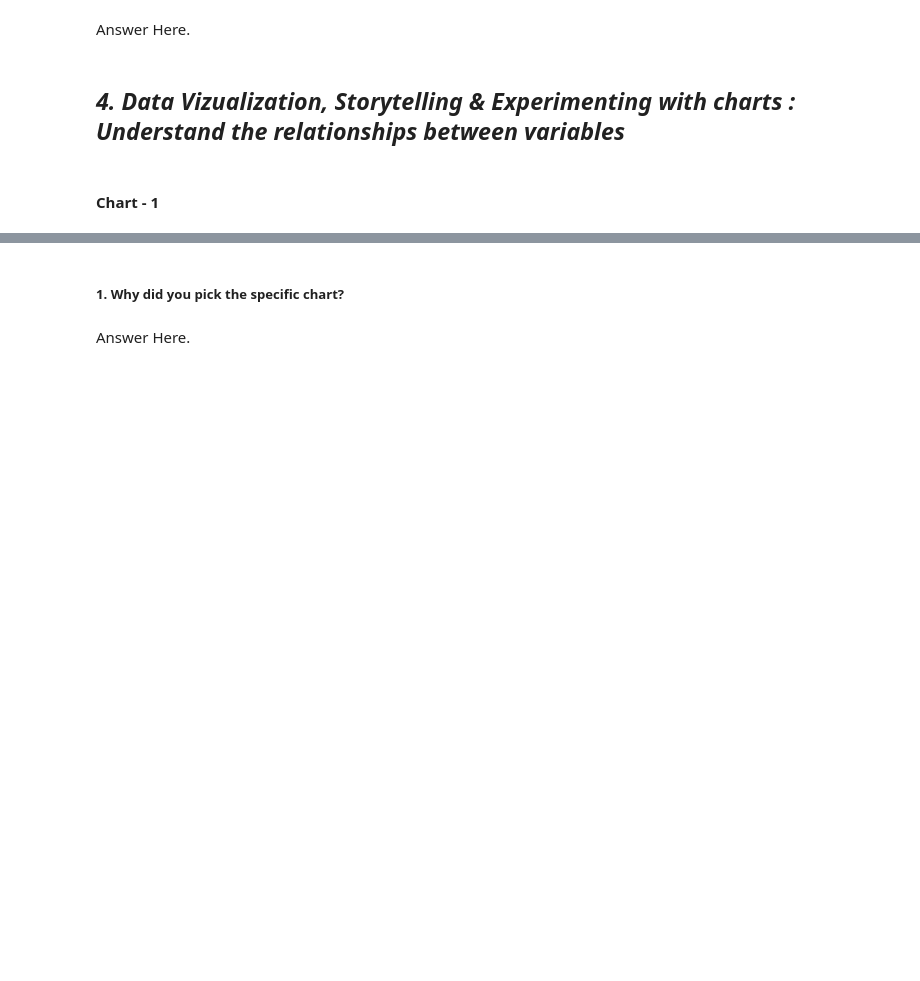
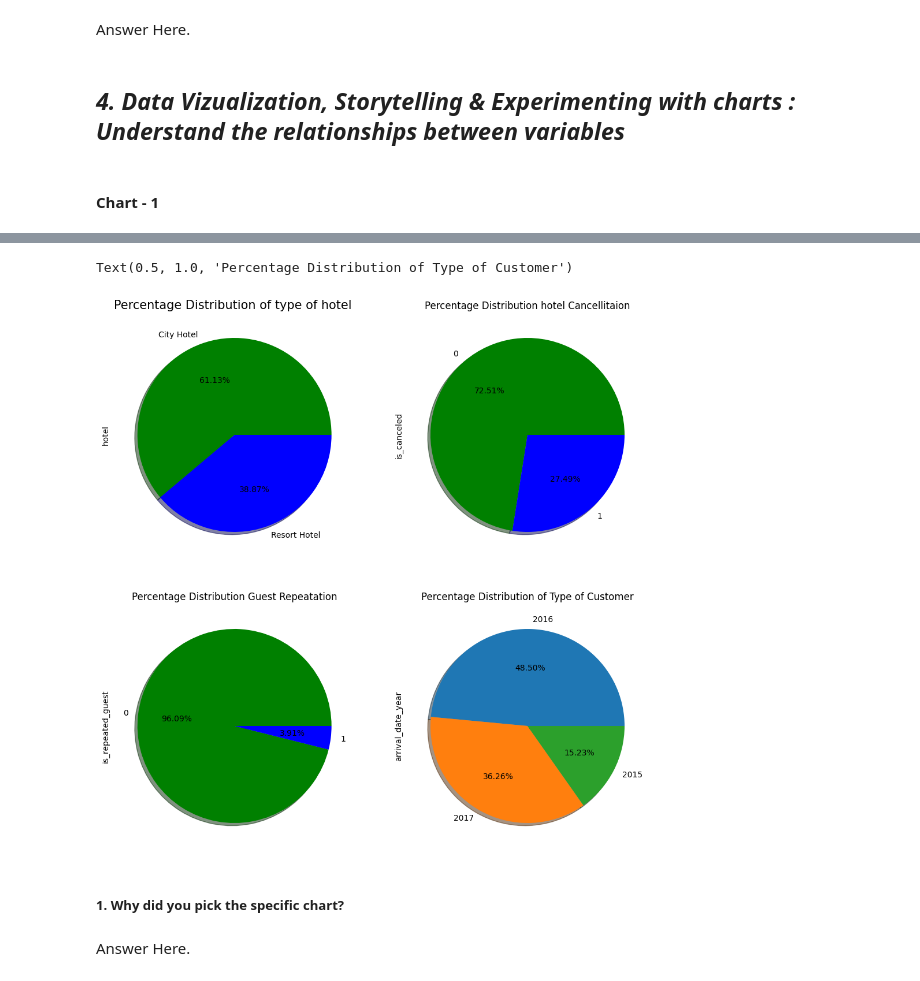
Before and after one commit to Asif-Ansari-bbl/Hotel-Booking-Analysis, a Jupyter notebook: EDA_of_Hotel_Booking_Analysis.ipynb, the cells around one changed output, grey strips where cells are left out. Drawn from its saved outputs; the diff is of its cells as text; code cells hidden in the pictures; blank space fills up the shorter version.

```diff
--- a/EDA_of_Hotel_Booking_Analysis.ipynb
+++ b/EDA_of_Hotel_Booking_Analysis.ipynb
@@ -300,16 +364,12 @@ Index(['hotel', 'is_canceled', 'lead_time', 'arrival_date_year',
        'required_car_parking_spaces', 'total_of_special_requests',
        'reservation_status', 'reservation_status_date'],
       dtype='object')
-# %%
-hotel_df.rename(columns={'hotel':'Hotel','is_canceled': 'Canceled','lead_time':'Lead Time', 'arrival_date_year': 'Arrival Year','arrival_date_month': 'Arrival Month',
-                         'arrival_date_week_number':'Arrival Week Number','arrival_date_day_of_month':'Arrival Month','stays_in_weekend_nights':'Stay in Weekend Neight',
-                         'stays_in_week_nights' :'Stau in Weekend','adult':'Adult','children':'Children','babies':'Babies','meal': 'Meal','country' : 'Country',
-                         'market_segment':'Market Segment','distribution_channel':'Distribution Channel','is_repeated_guest':'Guest Repeated','previous_cancellations'
-                         :'Previous Chancellation','previous_bookings_not_canceled':'Previous Booking Not Cancelled','reserved_room_type':'Reserved Room Type',
-                         'assigned_room_type':'Assigned Room Type','booking_changes':'Booking Charge','deposit_type':'Deposite Type','agent':'Agent','days_in_waiting_list':
-                         'Days in Waiting List','customer_type':'Customer Type','adr':'Average Daily Rate','required_car_parking_spaces':'Required Car Parking Spaces',
-                         'total_of_special_requests':'Total Special Requests','reservation_status' :'Reservation Status','reservation_status_date':'Reservation Status Date'}
-                ,inplace=True)
+# %%
+# Adding total staying days in hotels
+hotel_df['total_stay'] = hotel_df['stays_in_weekend_nights']+hotel_df['stays_in_week_nights']
+
+# Adding total people num as a column
+hotel_df['total_people'] = hotel_df['adults']+ hotel_df['children']+hotel_df['babies']
 # %%
 hotel_df.columns
 # %% [output]
@@ -369,3 +538,27 @@ Answer Here.
+# %%
+# Chart - 1 visualization code
+plt.subplot(2,2,1 )
+Type_of_hotel.plot.pie( autopct='%1.2f%%', shadow=True, figsize=(12,12),fontsize=10, colors=['green','blue'])
+plt.title('Percentage Distribution of type of hotel ',fontsize = 15)
+
+
+plt.subplot(2,2,2)
+
+Is_canelled.plot.pie( autopct='%1.2f%%', shadow=True, figsize=(12,12),fontsize=10, colors=['green','blue'])
+plt.title('Percentage Distribution hotel Cancellitaion')
+
+
+plt.subplot(2,2,3)
+Is_repeated_guest.plot.pie( autopct='%1.2f%%', shadow=True, figsize=(12,12),fontsize=10, colors=['green','blue'])
+plt.title('Percentage Distribution Guest Repeatation')
+
+
+plt.subplot(2,2,4)
+yearly_count.plot.pie( autopct='%1.2f%%', shadow=True, figsize=(12,12),fontsize=10)
+plt.title('Percentage Distribution of Type of Customer')
+# %% [output]
+Text(0.5, 1.0, 'Percentage Distribution of Type of Customer')
+[figure, added]
 # %% [markdown]
 ##### 1. Why did you pick the specific chart?
 # %% [markdown]
```
Also changed, not shown: parts of 26 cells of this notebook.
